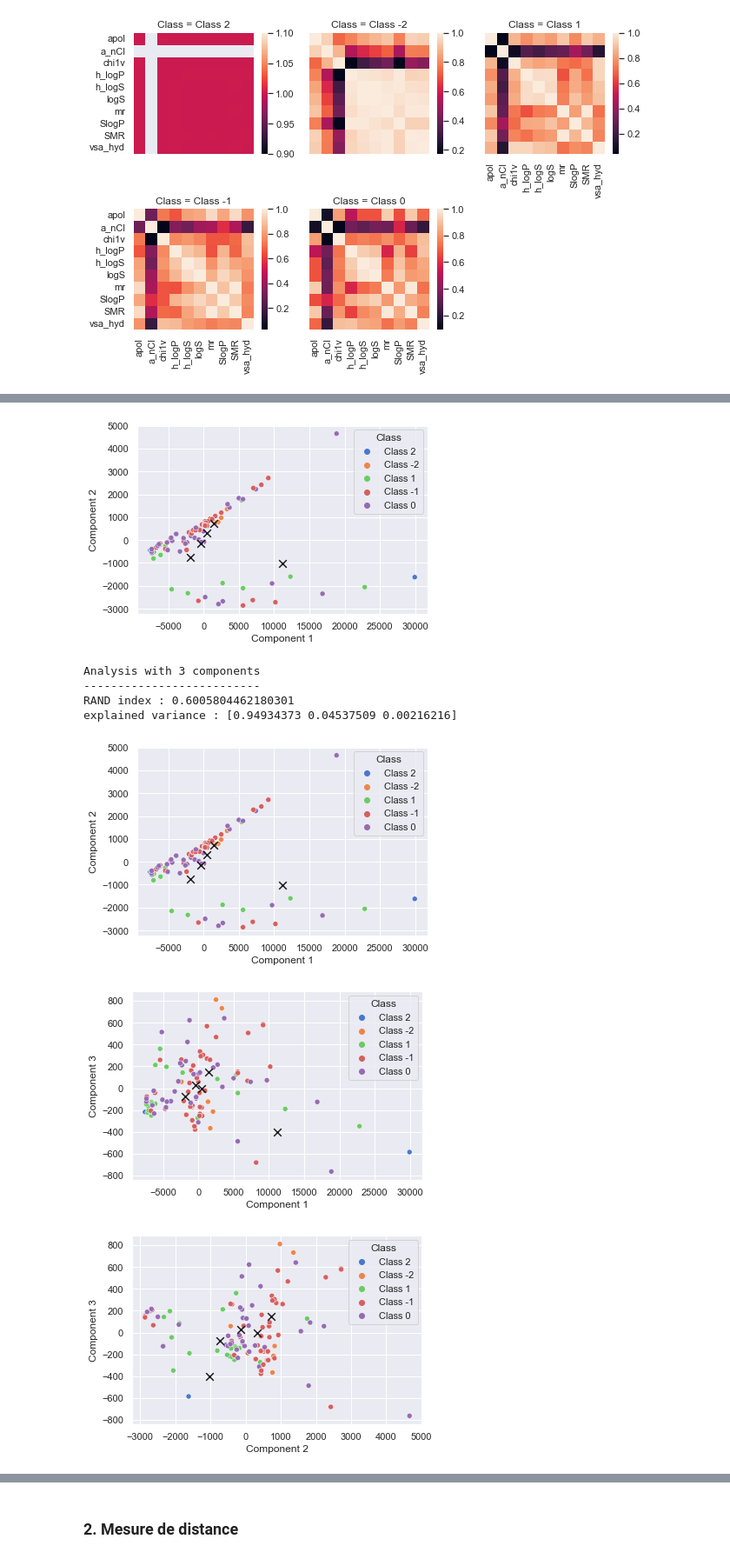
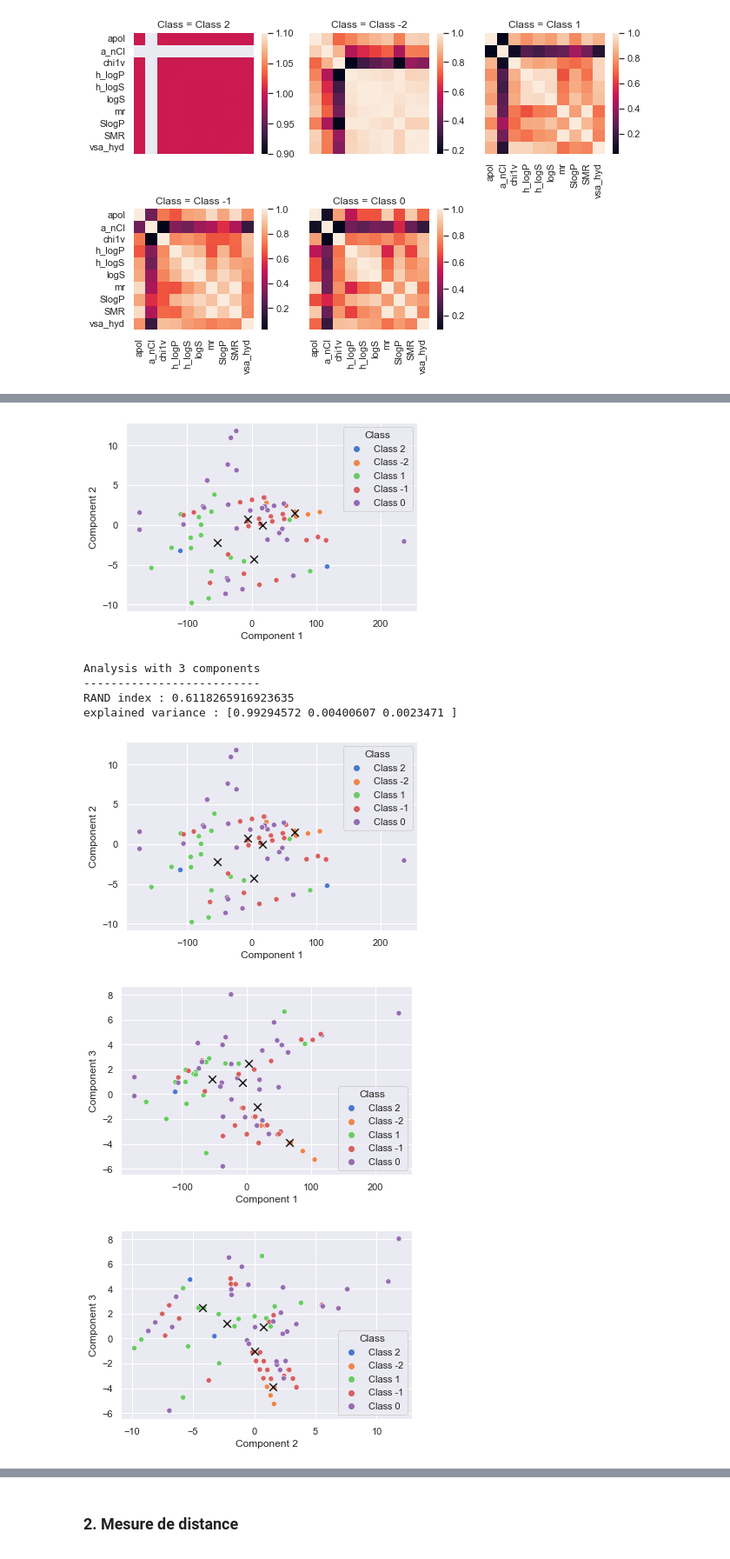
Before and after one commit to Gurleenp/IFT870, a Jupyter notebook: tp1.ipynb, the cells around one changed output, grey strips where cells are left out. Shown at 87% size. Cells and saved outputs as stored; diff of their text form; code cells hidden in the pictures.

Commit message:
PCA on 10 best features only + minor changes

```diff
--- a/tp1.ipynb
+++ b/tp1.ipynb
@@ -62,6 +65,8 @@ kbest = SelectKBest(f_classif, k = 10)
 kbest.fit_transform(clean_data, data["Class"])
 
 best_features = kbest.get_feature_names_out()
+data_bf = data[best_features]
+data_bf["Class"] = data["Class"]
 # %%
 # Visualize the distributions of those 10 features
 
@@ -148,12 +151,12 @@ def get_centroids(data, *classes):
 def pca(n_components, dist = distance.euclidean, maha = False, *, show_rand = True, show_variance = True, visualize = True):
 
     pca_ = PCA(n_components=n_components)
-    data_features = data.iloc[:, 2:]
+    data_features = data_bf.drop("Class", axis = 1)
     reduced_data = pca_.fit_transform(data_features)
 
     pca_df = pd.DataFrame(reduced_data, columns = [f"Comp {i+1}" for i in range(n_components)])
     pca_df.index = data.index
-    pca_df["Class"] = data["Class"].copy()
+    pca_df["Class"] = data_bf["Class"].copy()
 
     centroids = get_centroids(pca_df, *pd.unique(pca_df["Class"]))
 
@@ -161,22 +164,17 @@ def pca(n_components, dist = distance.euclidean, maha = False, *, show_rand = Tr
     class_assignation = assign_to_centroids(reduced_data, centroids, dist, maha, v_matrix)
 
     if show_rand:
-        rand = rand_index(class_assignation, data["Class"].to_numpy())
+        rand = rand_index(class_assignation, data_bf["Class"].to_numpy())
         print(f"RAND index : {rand}")
 
     if show_variance:
         explained_variance = pca_.explained_variance_ratio_
         print(f"explained variance : {explained_variance}")
 
-
     if visualize:
         data_comp = data.copy()
         for i in range(n_components):
             data_comp[f"Comp {i+1}"] = reduced_data[:, i]
-
-
-
-        # print(data["Comp 1"])
 
         # Components visualization
         for i in range(n_components):
@@ -205,8 +203,8 @@ explained variance : [0.94934373 0.04537509]
-[figure, old version]
+[figure, new version]
 Analysis with 3 components
 --------------------------
-RAND index : 0.6005804462180301
-explained variance : [0.94934373 0.04537509 0.00216216]
+RAND index : 0.6118265916923635
+explained variance : [0.99294572 0.00400607 0.0023471 ]
-[figure, old version]
+[figure, new version]
-[figure, old version]
+[figure, new version]
-[figure, old version]
+[figure, new version]
```
Also changed, not shown: parts of 11 cells of this notebook.
